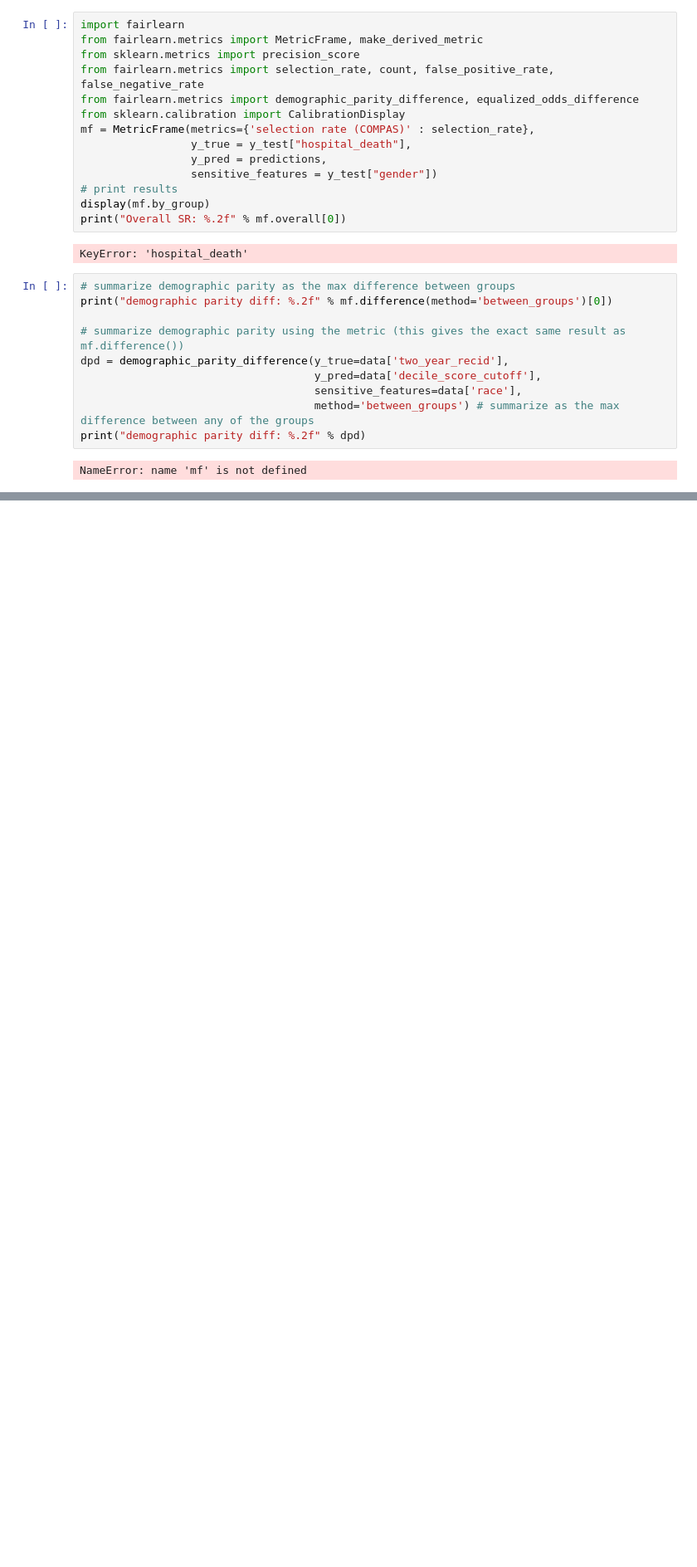
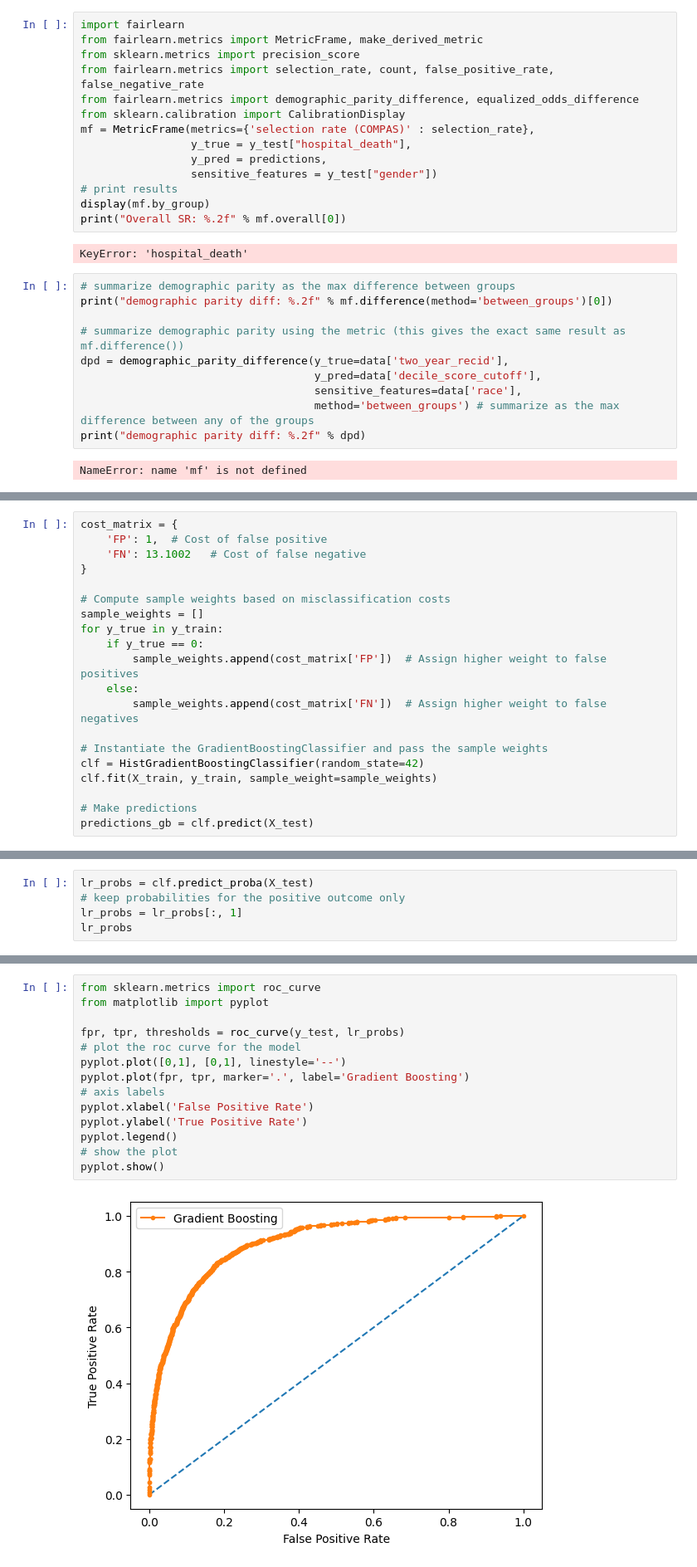
Before and after one commit to david-cons/2ix30, a Jupyter notebook: comparing_models.ipynb, the cells around one changed output, grey strips where cells are left out. Shown at 83% size. Drawn from its saved outputs; the diff is of its cells as text; blank space fills up the shorter version.

```diff
--- a/comparing_models.ipynb
+++ b/comparing_models.ipynb
@@ -474,0 +559,20 @@ NameError: name 'mf' is not defined
+# %%
+cost_matrix = {
+    'FP': 1,  # Cost of false positive
+    'FN': 13.1002   # Cost of false negative
+}
+
+# Compute sample weights based on misclassification costs
+sample_weights = []
+for y_true in y_train:
+    if y_true == 0:
+        sample_weights.append(cost_matrix['FP'])  # Assign higher weight to false positives
+    else:
+        sample_weights.append(cost_matrix['FN'])  # Assign higher weight to false negatives
+
+# Instantiate the GradientBoostingClassifier and pass the sample weights
+clf = HistGradientBoostingClassifier(random_state=42)
+clf.fit(X_train, y_train, sample_weight=sample_weights)
+
+# Make predictions
+predictions_gb = clf.predict(X_test)
@@ -474,0 +607,5 @@ NameError: name 'mf' is not defined
+# %%
+lr_probs = clf.predict_proba(X_test)
+# keep probabilities for the positive outcome only
+lr_probs = lr_probs[:, 1]
+lr_probs
@@ -474,0 +615,16 @@ NameError: name 'mf' is not defined
+# %%
+from sklearn.metrics import roc_curve
+from matplotlib import pyplot
+
+fpr, tpr, thresholds = roc_curve(y_test, lr_probs)
+# plot the roc curve for the model
+pyplot.plot([0,1], [0,1], linestyle='--')
+pyplot.plot(fpr, tpr, marker='.', label='Gradient Boosting')
+# axis labels
+pyplot.xlabel('False Positive Rate')
+pyplot.ylabel('True Positive Rate')
+pyplot.legend()
+# show the plot
+pyplot.show()
+# %% [output]
+[figure, added]
```
Also changed, not shown: parts of 23 cells of this notebook.
